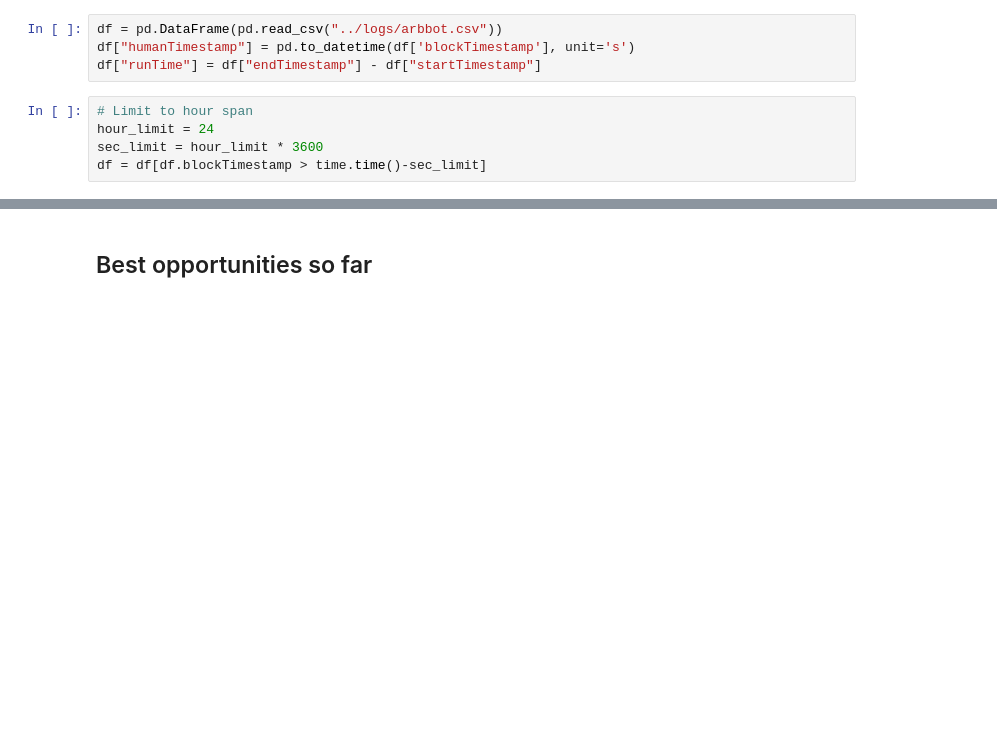
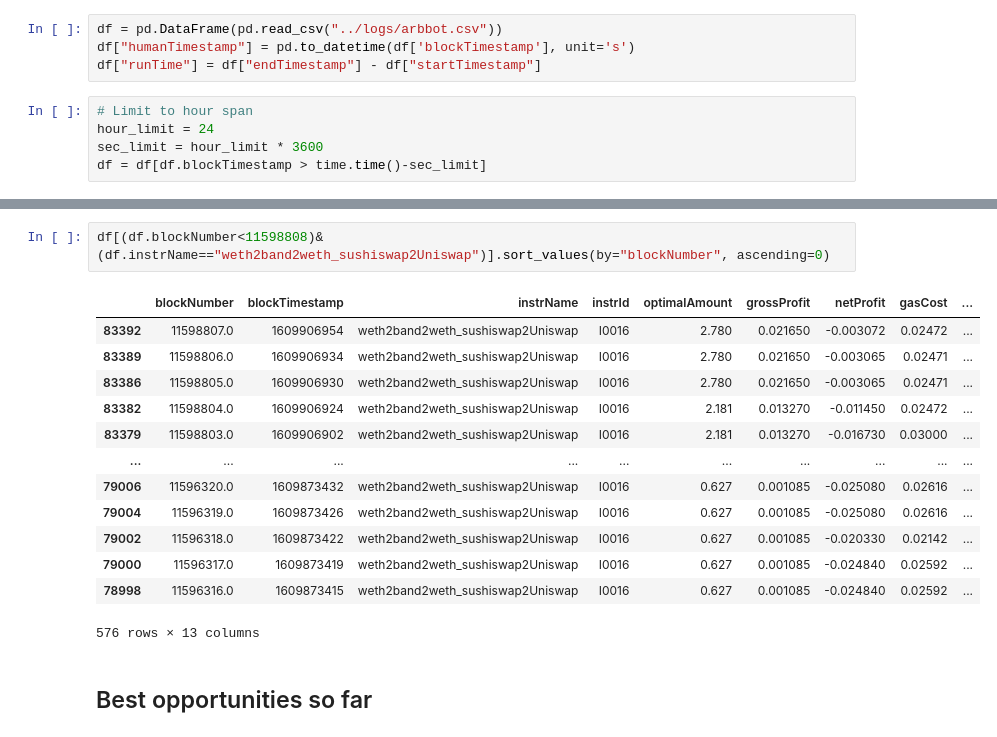
Before and after one commit to halo3mic/mosquito, a Jupyter notebook: analysis/log_analysis.ipynb, the cells around one changed output, grey strips where cells are left out. Cells and saved outputs as stored; diff of their text form; blank space fills up the shorter version.

Commit message:
Working auto-instructions

```diff
--- a/analysis/log_analysis.ipynb
+++ b/analysis/log_analysis.ipynb
@@ -34,3 +44,19 @@ Average net profit (24h): 0.26633094081145586 eth
+# %%
+df[(df.blockNumber<11598808)&(df.instrName=="weth2band2weth_sushiswap2Uniswap")].sort_values(by="blockNumber", ascending=0)
+# %% [output]
+|  | blockNumber | blockTimestamp | instrName | instrId | optimalAmount | grossProfit | netProfit | gasCost | ... |
+| 83392 | 11598807.0 | 1609906954 | weth2band2weth_sushiswap2Uniswap | I0016 | 2.780 | 0.021650 | -0.003072 | 0.02472 | ... |
+| 83389 | 11598806.0 | 1609906934 | weth2band2weth_sushiswap2Uniswap | I0016 | 2.780 | 0.021650 | -0.003065 | 0.02471 | ... |
+| 83386 | 11598805.0 | 1609906930 | weth2band2weth_sushiswap2Uniswap | I0016 | 2.780 | 0.021650 | -0.003065 | 0.02471 | ... |
+| 83382 | 11598804.0 | 1609906924 | weth2band2weth_sushiswap2Uniswap | I0016 | 2.181 | 0.013270 | -0.011450 | 0.02472 | ... |
+| 83379 | 11598803.0 | 1609906902 | weth2band2weth_sushiswap2Uniswap | I0016 | 2.181 | 0.013270 | -0.016730 | 0.03000 | ... |
+| ... | ... | ... | ... | ... | ... | ... | ... | ... | ... |
+| 79006 | 11596320.0 | 1609873432 | weth2band2weth_sushiswap2Uniswap | I0016 | 0.627 | 0.001085 | -0.025080 | 0.02616 | ... |
+| 79004 | 11596319.0 | 1609873426 | weth2band2weth_sushiswap2Uniswap | I0016 | 0.627 | 0.001085 | -0.025080 | 0.02616 | ... |
+| 79002 | 11596318.0 | 1609873422 | weth2band2weth_sushiswap2Uniswap | I0016 | 0.627 | 0.001085 | -0.020330 | 0.02142 | ... |
+| 79000 | 11596317.0 | 1609873419 | weth2band2weth_sushiswap2Uniswap | I0016 | 0.627 | 0.001085 | -0.024840 | 0.02592 | ... |
+| 78998 | 11596316.0 | 1609873415 | weth2band2weth_sushiswap2Uniswap | I0016 | 0.627 | 0.001085 | -0.024840 | 0.02592 | ... |
+576 rows × 13 columns
 # %% [markdown]
 ## Best opportunities so far
 # %%
```
Also changed, not shown: parts of 15 cells of this notebook, 26 other files.
